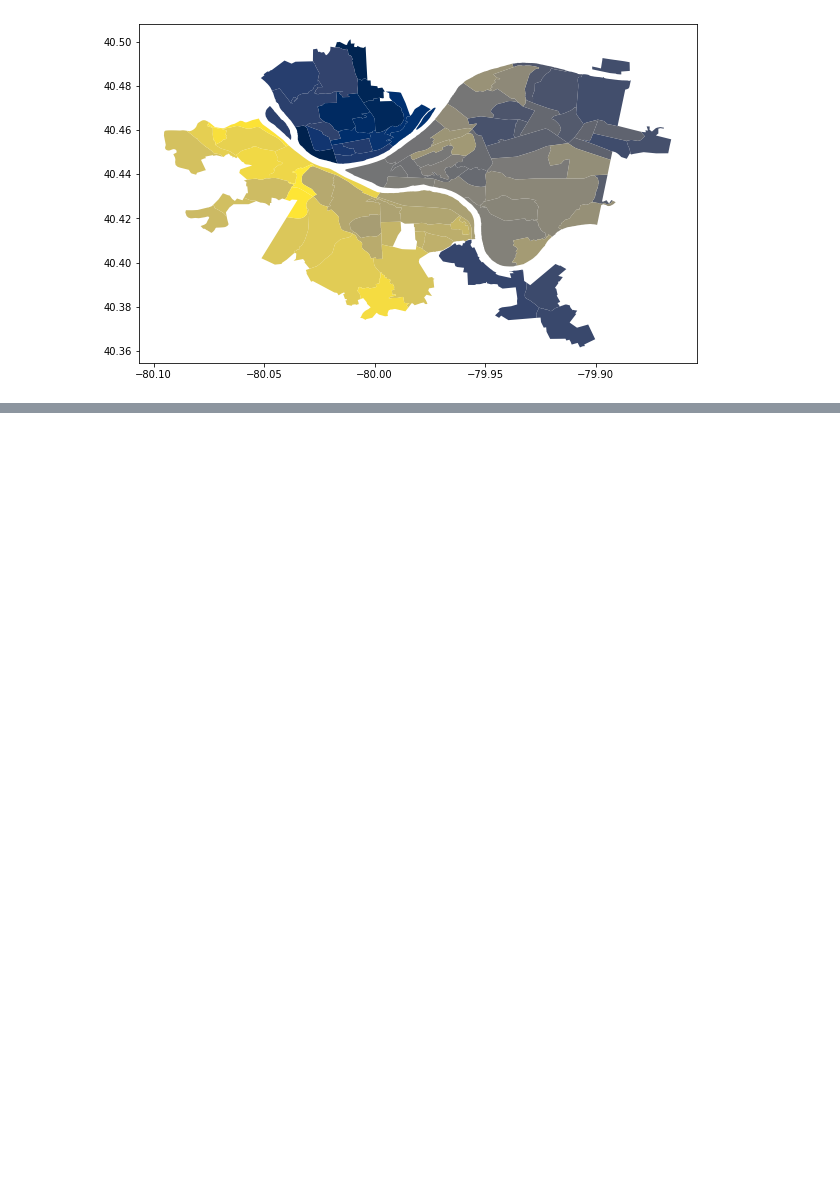
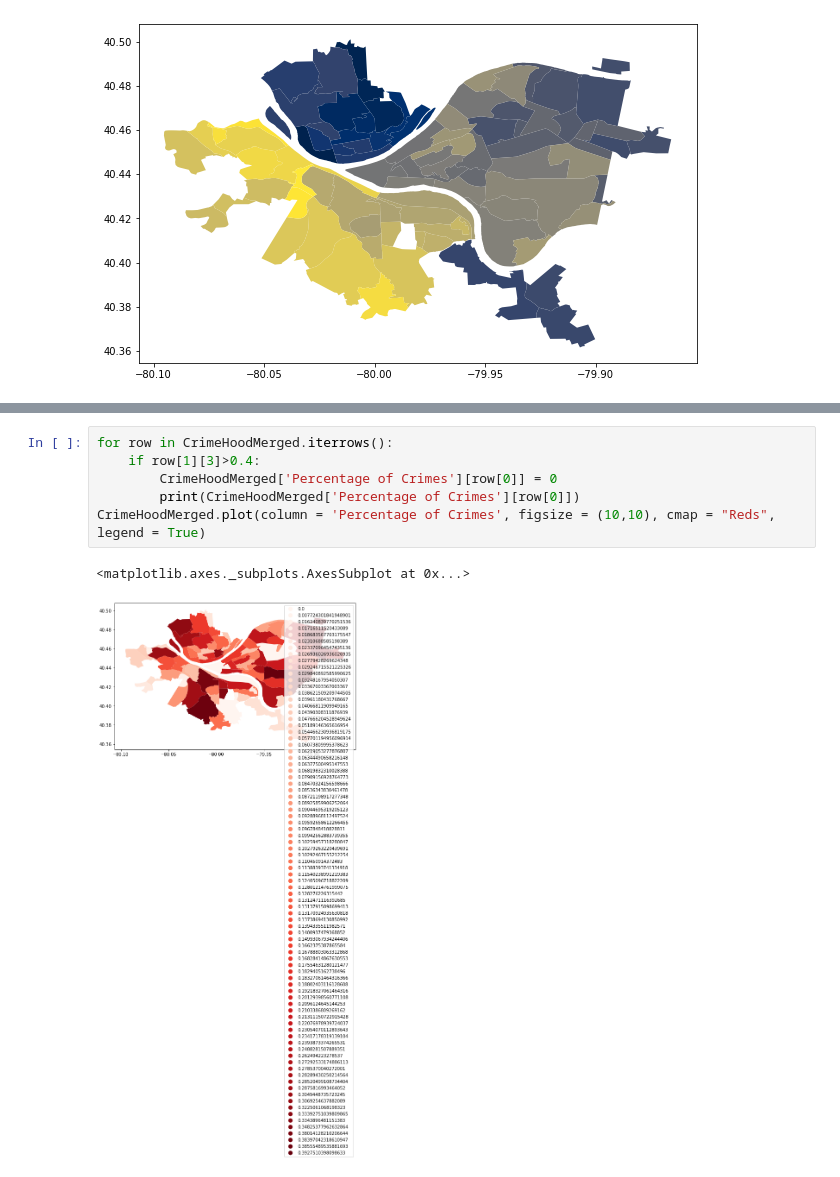
Before and after one commit to mark-sheffield/Final-Project, a Jupyter notebook: OwenProject.ipynb, the cells around one changed output, grey strips where cells are left out. Drawn from its saved outputs; the diff is of its cells as text; blank space fills up the shorter version.

```diff
--- a/OwenProject.ipynb
+++ b/OwenProject.ipynb
@@ -92,0 +93,9 @@ AttributeError: 'tuple' object has no attribute 'legend'
+# %%
+for row in CrimeHoodMerged.iterrows():
+    if row[1][3]>0.4:
+        CrimeHoodMerged['Percentage of Crimes'][row[0]] = 0
+        print(CrimeHoodMerged['Percentage of Crimes'][row[0]])
+CrimeHoodMerged.plot(column = 'Percentage of Crimes', figsize = (10,10), cmap = "Reds", legend = True)
+# %% [output]
+<matplotlib.axes._subplots.AxesSubplot at 0x...>
+[figure, added]
```
Also changed, not shown: parts of 5 cells of this notebook, 1 other file.
